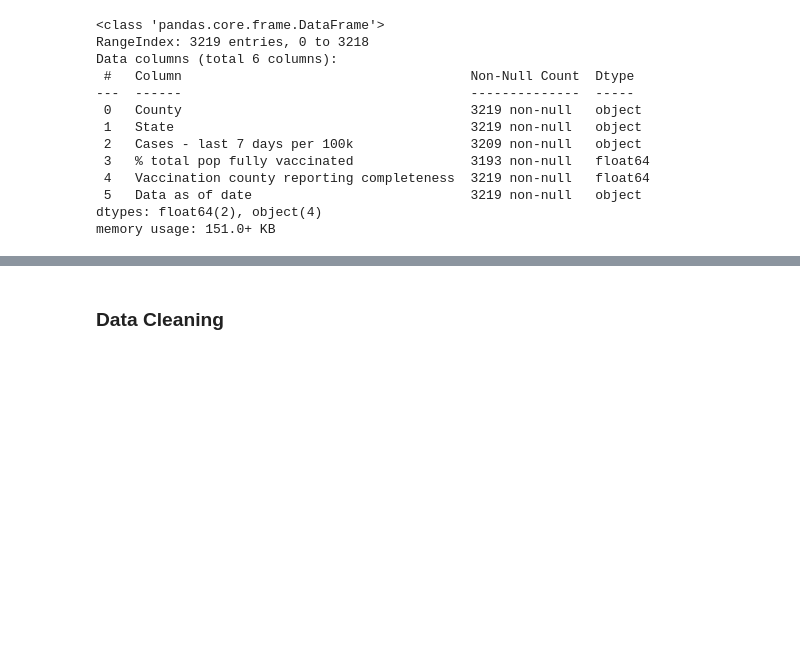
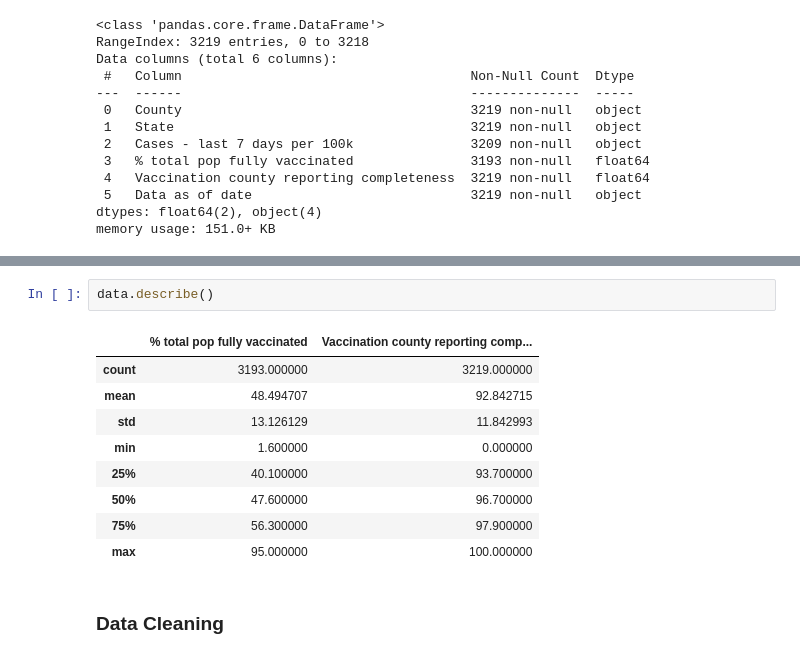
Before and after one commit to IusztinPaul/impact-covid-vaccine-usa, a Jupyter notebook: status.ipynb, the cells around one changed output, grey strips where cells are left out. Drawn from its saved outputs; the diff is of its cells as text; blank space fills up the shorter version.

```diff
--- a/status.ipynb
+++ b/status.ipynb
@@ -38,6 +39,18 @@ data.head()
 | 2 | Anchorage Municipality | AK | 1661.81 | 60.3 | 96.7 | 2022-01-08 |
 | 3 | Bethel Census Area | AK | 565.65 | 64.4 | 96.7 | 2022-01-08 |
 | 4 | Bristol Bay Borough | AK | NaN | 95.0 | 96.7 | 2022-01-08 |
+# %%
+data.describe()
+# %% [output]
+|  | % total pop fully vaccinated | Vaccination county reporting comp... |
+| count | 3193.000000 | 3219.000000 |
+| mean | 48.494707 | 92.842715 |
+| std | 13.126129 | 11.842993 |
+| min | 1.600000 | 0.000000 |
+| 25% | 40.100000 | 93.700000 |
+| 50% | 47.600000 | 96.700000 |
+| 75% | 56.300000 | 97.900000 |
+| max | 95.000000 | 100.000000 |
 # %% [markdown]
 ### Data Cleaning
 # %%
```
Also changed, not shown: parts of 23 cells of this notebook.
